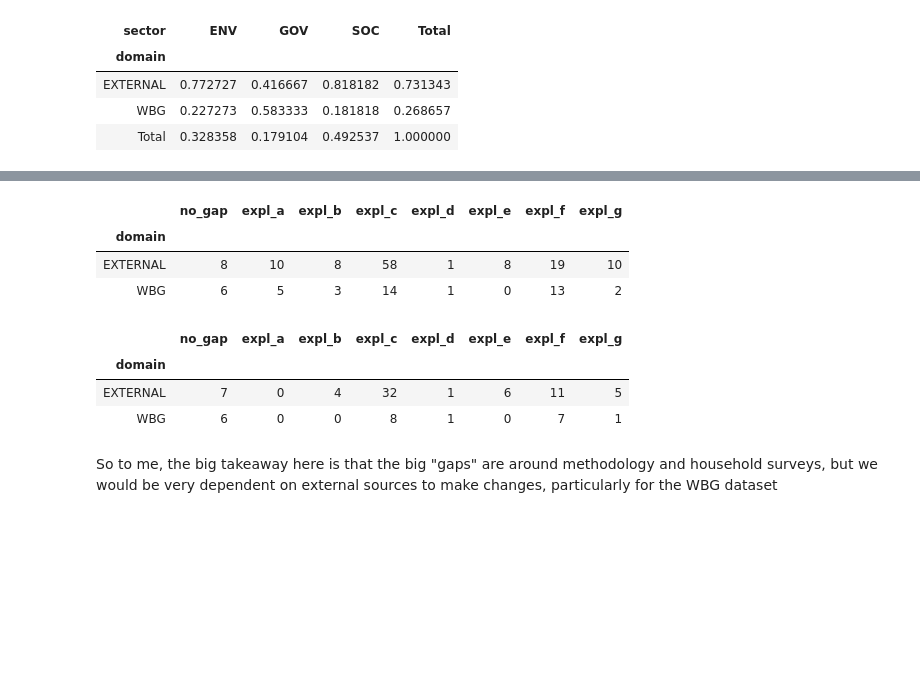
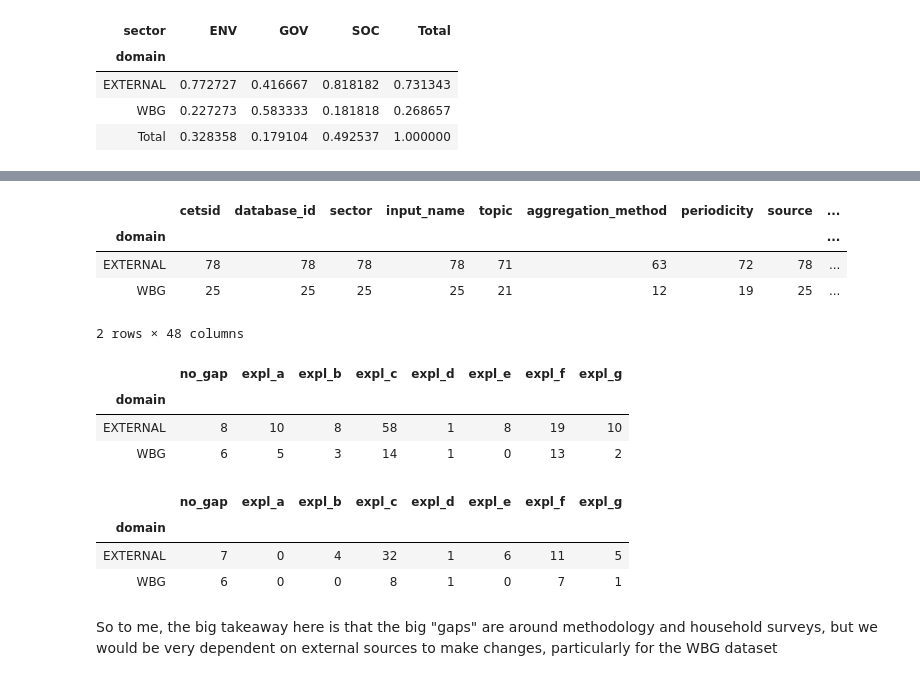
Before and after one commit to worldbank/ESG_gaps_research, a Jupyter notebook: python/summary-analysis.ipynb, the cells around one changed output, grey strips where cells are left out. Cells and saved outputs as stored; diff of their text form; code cells hidden in the pictures; blank space fills up the shorter version.

```diff
--- a/python/summary-analysis.ipynb
+++ b/python/summary-analysis.ipynb
@@ -54,3 +73,12 @@ work
+# %%
+#esg[esg['expl_b']==1][['sector', 'input_name', 'source_type', 'wbgv1']]
+esg[(True)&((esg['expl_b']==1)|(esg['expl_c']==1)|(esg['expl_f']==1))].groupby('domain').count()
+# %% [output]
+|  | cetsid | database_id | sector | input_name | topic | aggregation_method | periodicity | source | ... |
+| domain |  |  |  |  |  |  |  |  | ... |
+| EXTERNAL | 78 | 78 | 78 | 78 | 71 | 63 | 72 | 78 | ... |
+| WBG | 25 | 25 | 25 | 25 | 21 | 12 | 19 | 25 | ... |
+2 rows × 48 columns
 # %%
 # Show explanations, disaggregated by domain
 esg.groupby(['domain']).sum()[explans]
@@ -59,14 +87,13 @@ esg.groupby(['domain']).sum()[explans]
 | domain |  |  |  |  |  |  |  |  |
 | EXTERNAL | 8 | 10 | 8 | 58 | 1 | 8 | 19 | 10 |
 | WBG | 6 | 5 | 3 | 14 | 1 | 0 | 13 | 2 |
-# %%
-# limit to the WBG dataset
-esg[esg['wbgv1']==1].groupby(['domain']).sum()[explans]
-# %% [output]
-|  | no_gap | expl_a | expl_b | expl_c | expl_d | expl_e | expl_f | expl_g |
-| domain |  |  |  |  |  |  |  |  |
-| EXTERNAL | 7 | 0 | 4 | 32 | 1 | 6 | 11 | 5 |
-| WBG | 6 | 0 | 0 | 8 | 1 | 0 | 7 | 1 |
+# %%
+wbg.groupby(['domain']).sum()[explans]
+# %% [output]
+|  | no_gap | expl_a | expl_b | expl_c | expl_d | expl_e | expl_f | expl_g |
+| domain |  |  |  |  |  |  |  |  |
+| EXTERNAL | 7 | 0 | 4 | 32 | 1 | 6 | 11 | 5 |
+| WBG | 6 | 0 | 0 | 8 | 1 | 0 | 7 | 1 |
 # %% [markdown]
 So to me, the big takeaway here is that the big "gaps" are around methodology and household surveys, but we would be very dependent on external sources to make changes, particularly for the WBG dataset
 # %%
```
Also changed, not shown: parts of 3 cells of this notebook.
